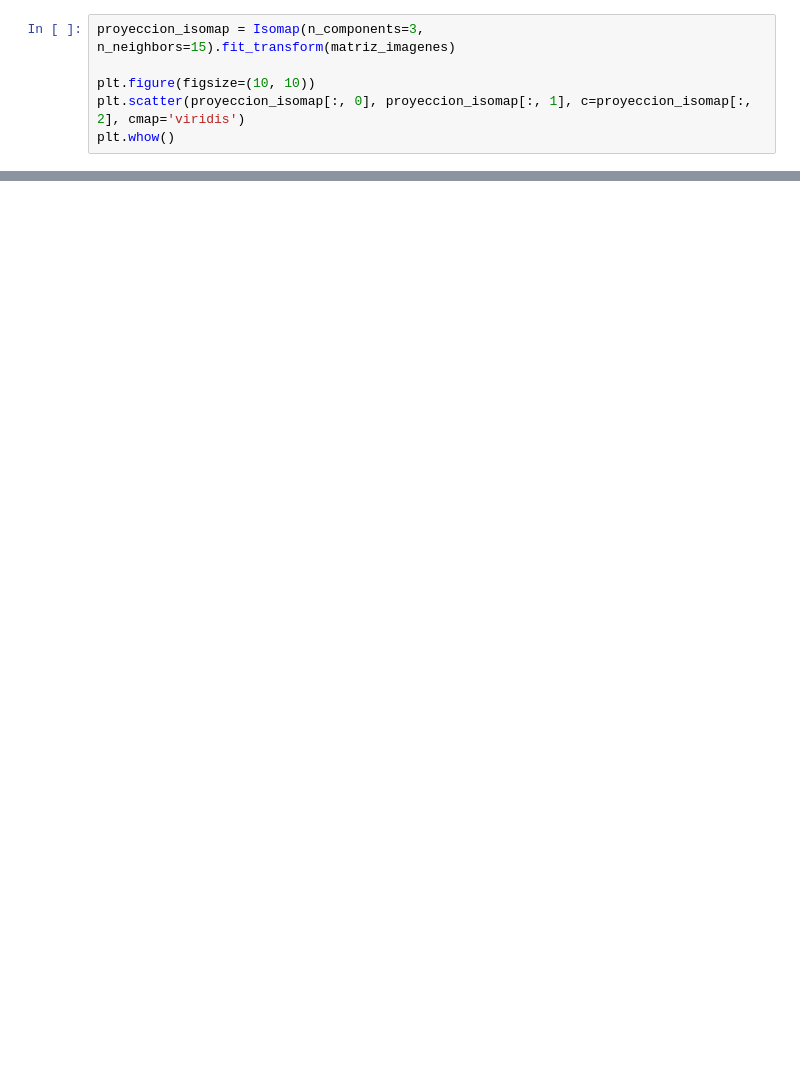
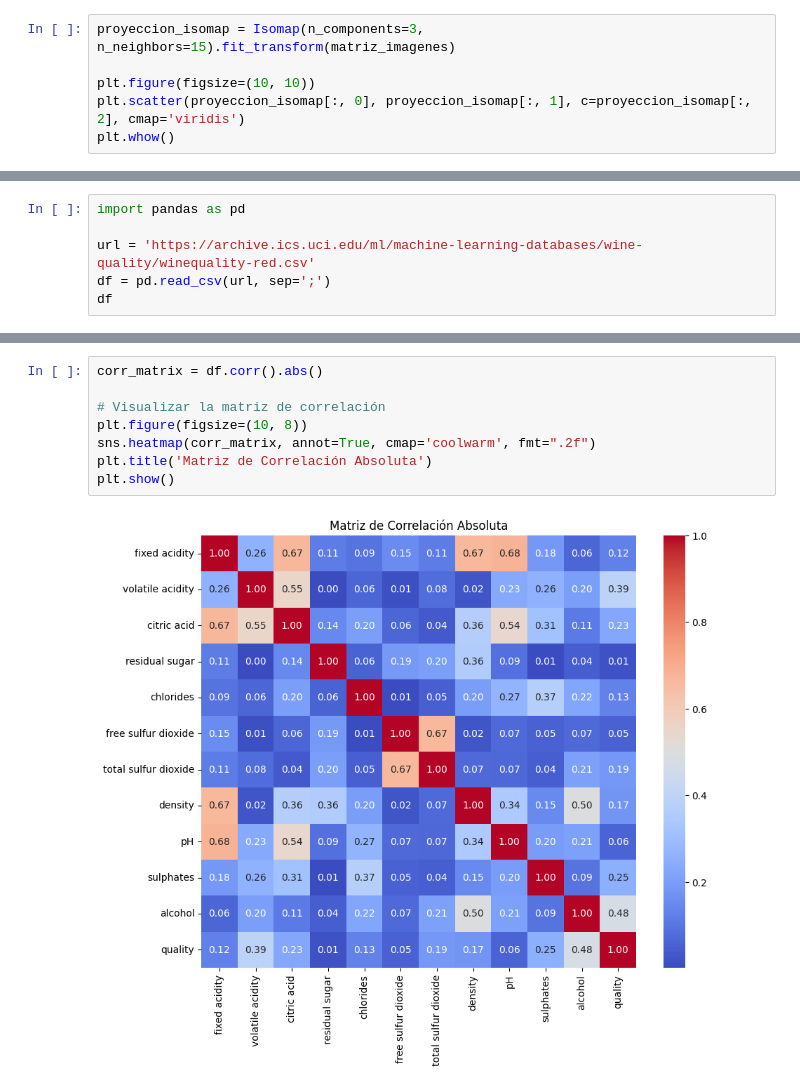
Before and after one commit to gmauricio-toledo/math-ML, a Jupyter notebook: Notebooks/10-Reducción_de_dimensionalidad.ipynb, the cells around one changed output, grey strips where cells are left out. Cells and saved outputs as stored; diff of their text form; blank space fills up the shorter version.

```diff
--- a/Notebooks/10-Reducción_de_dimensionalidad.ipynb
+++ b/Notebooks/10-Reducción_de_dimensionalidad.ipynb
@@ -314,0 +348,6 @@ plt.whow()
+# %%
+import pandas as pd
+
+url = 'https://archive.ics.uci.edu/ml/machine-learning-databases/wine-quality/winequality-red.csv'
+df = pd.read_csv(url, sep=';')
+df
@@ -314,0 +368,10 @@ plt.whow()
+# %%
+corr_matrix = df.corr().abs()
+
+# Visualizar la matriz de correlación
+plt.figure(figsize=(10, 8))
+sns.heatmap(corr_matrix, annot=True, cmap='coolwarm', fmt=".2f")
+plt.title('Matriz de Correlación Absoluta')
+plt.show()
+# %% [output]
+[figure, added]
```
Also changed, not shown: parts of 10 cells of this notebook.
